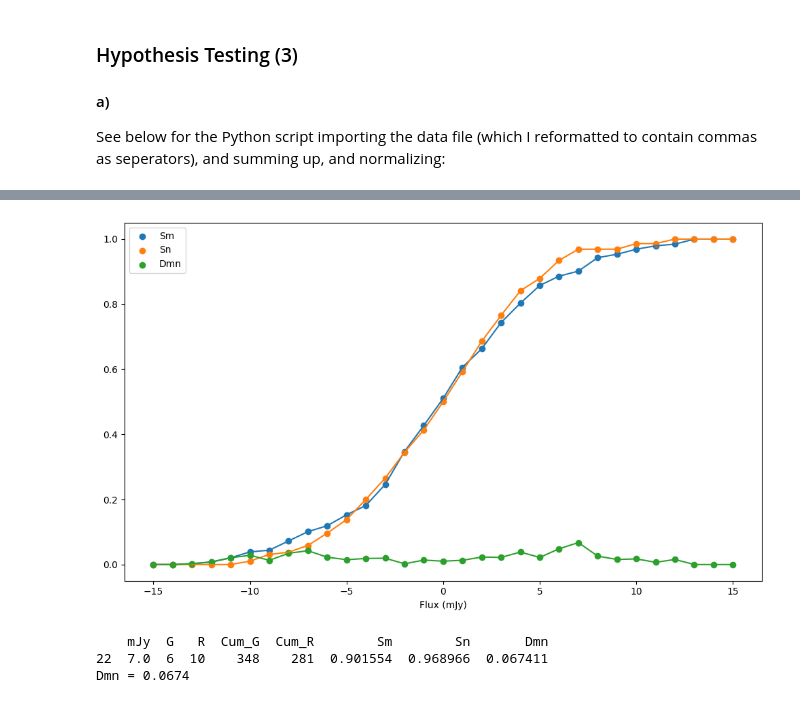
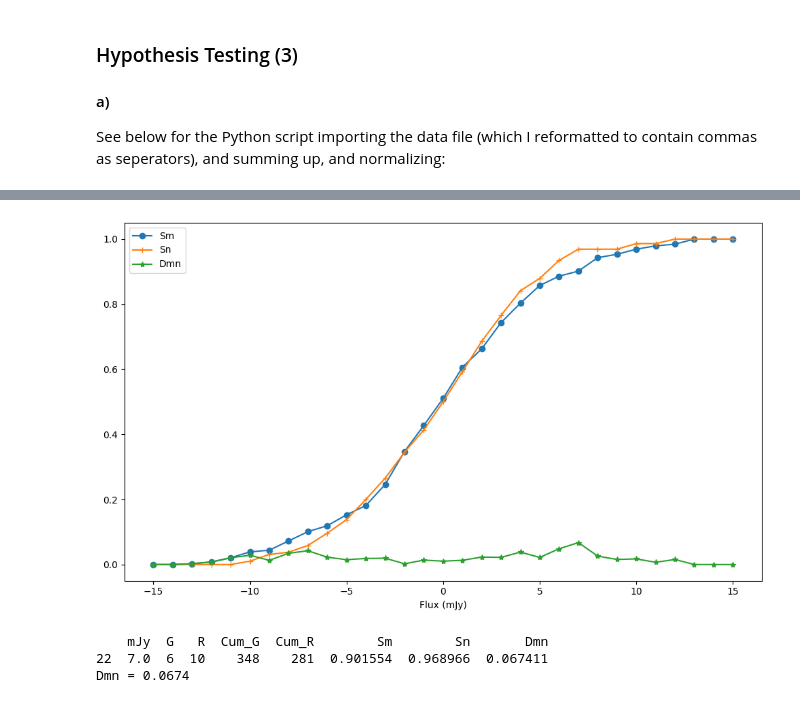
Before and after one commit to MarcusFri/SuperNovae, a Jupyter notebook: Statistik/Exercise_3.ipynb, the cells around one changed output, grey strips where cells are left out. Cells and saved outputs as stored; diff of their text form; code cells hidden in the pictures.

Commit message:
schönerer Plot

```diff
--- a/Statistik/Exercise_3.ipynb
+++ b/Statistik/Exercise_3.ipynb
@@ -116,25 +116,19 @@ print(fluxes)
 # %%
 import matplotlib.pyplot as plt
 
 fig, ax = plt.subplots(figsize=(10, 6))
 
-ax.scatter(fluxes['mJy'], fluxes['Sm'], label = 'Sm')
-ax.plot(fluxes['mJy'], fluxes['Sm'])
-
-ax.scatter(fluxes['mJy'], fluxes['Sn'], label = 'Sn')
-ax.plot(fluxes['mJy'], fluxes['Sn'])
-
-ax.scatter(fluxes['mJy'], fluxes['Dmn'], label = 'Dmn')
-ax.plot(fluxes['mJy'], fluxes['Dmn'])
+ax.plot(fluxes['mJy'], fluxes['Sm'], label = 'Sm', linestyle = '-', marker ='o')
+ax.plot(fluxes['mJy'], fluxes['Sn'],label = 'Sn', linestyle = '-', marker ='+')
+ax.plot(fluxes['mJy'], fluxes['Dmn'], label = 'Dmn', linestyle = '-', marker ='*')
 
 ax.legend()
-
 ax.set_xlabel('Flux (mJy)')
 
 plt.tight_layout()
 plt.show()
 # %% [output]
-[figure, old version]
+[figure, new version]
 # %%
 maxDid = fluxes['Dmn'].idxmax()
 Dmn = fluxes['Dmn'].loc[maxDid]
```
